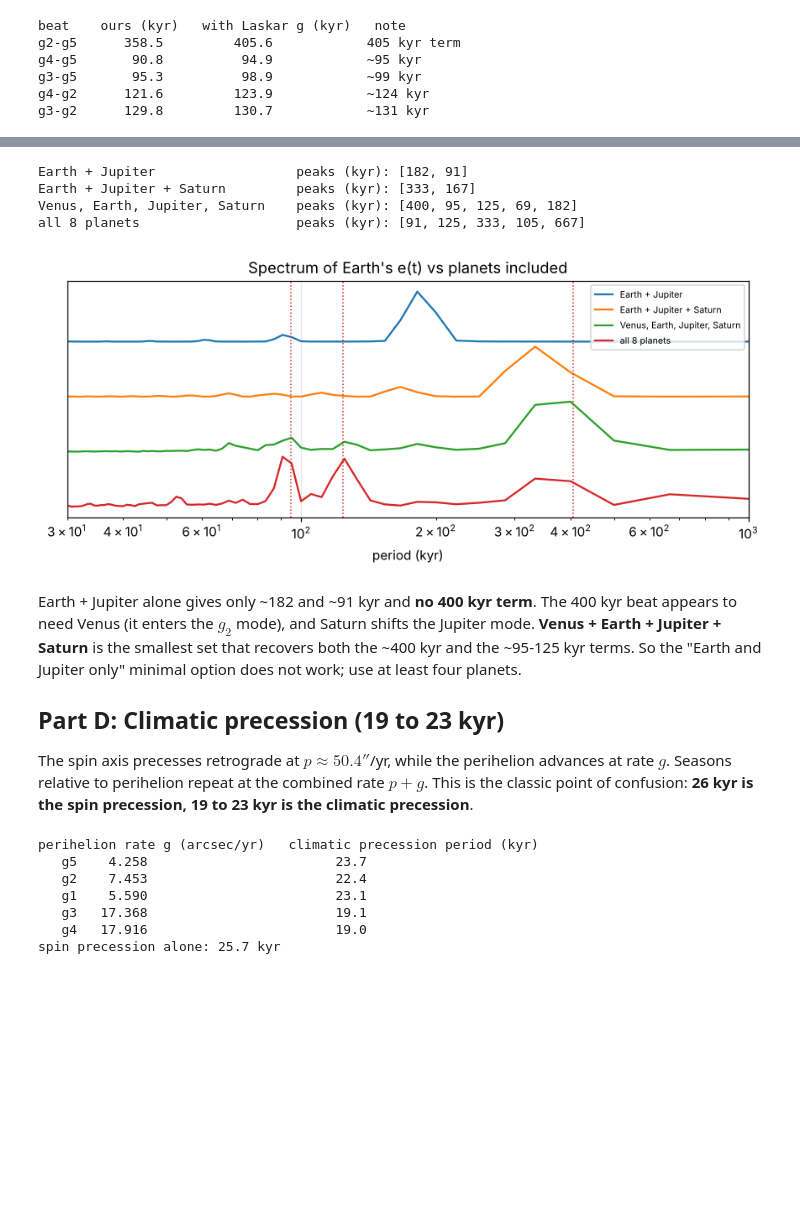
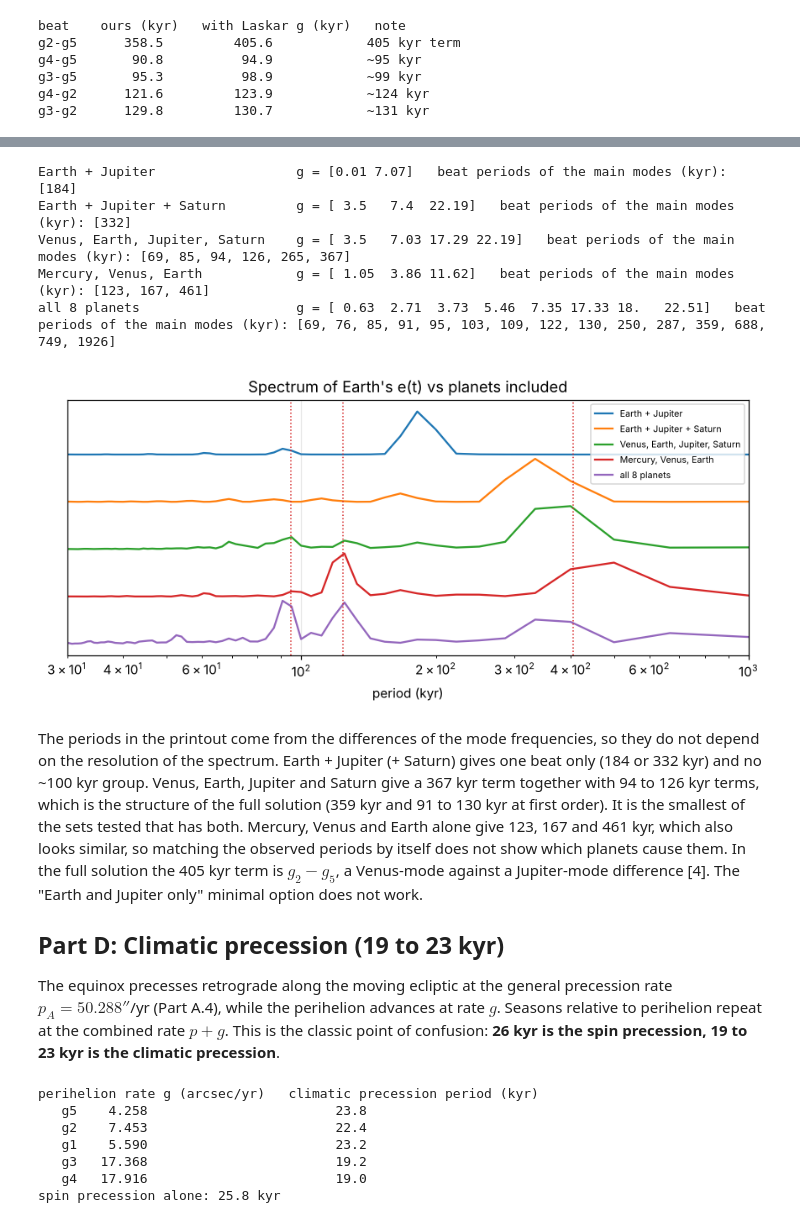
Before and after one commit to abhineet-agarwal/CM-project, a Jupyter notebook: PH217_Milankovitch.ipynb, the cells around one changed output, grey strips where cells are left out. Saved outputs shown, nothing was run; the diff lists cells and outputs as text; code cells hidden in the pictures; blank space fills up the shorter version.

Commit message:
Add N-body check of Laplace-Lagrange theory, precession-rate analysis, and review fixes

```diff
--- a/PH217_Milankovitch.ipynb
+++ b/PH217_Milankovitch.ipynb
@@ -99,7 +99,7 @@ def unaveraged(e, T=3000.0):
         rh, r = rhat_r(t)
         return 3*GM*H/(omega_y*r**3)*(rh@s)*np.cross(rh, s)
     s0 = np.array([np.sin(eps0), 0, np.cos(eps0)])
-    sol = solve_ivp(f, (0, T), s0, method="DOP853", rtol=1e-11, atol=1e-13, t_eval=np.linspace(0, T, 6001))
+    sol = solve_ivp(f, (0, T), s0, method="DOP853", rtol=1e-11, atol=1e-13, t_eval=np.arange(0.0, T + 1e-9, 1/48.))
     psi = np.unwrap(np.arctan2(sol.y[1], sol.y[0]))
     obl = np.degrees(np.arccos(sol.y[2]))
     rate = np.degrees(np.polyfit(sol.t, psi, 1)[0])*3600
@@ -113,6 +113,8 @@ for e in (0.0, 0.0167, 0.2):
     ax[0].plot(t, np.degrees(psi), label=f"e={e}")
 ax[0].set(xlabel="time (yr)", ylabel="precession angle ψ (deg)", title="Unaveraged integration"); ax[0].legend()
 t, psi, obl, *_ = unaveraged(0.0167)
-ax[1].plot(t[:400], obl[:400]-obl[0]); ax[1].set(xlabel="time (yr)", ylabel="Δε (deg)", title="Obliquity: tiny yearly wobble only")
+n3 = 3*48 + 1                                   # first 3 years, sampled every 1/48 yr
+ax[1].plot(t[:n3], obl[:n3]-obl[0]); ax[1].set(xlabel="time (yr)", ylabel="Δε (deg)", title="Obliquity over the first 3 years")
+print(f"obliquity wobble over one year, peak to peak: {np.ptp(obl[:49]):.2e} deg")
 plt.tight_layout(); plt.show()
 # %% [output]
@@ -149,7 +201,7 @@ def laplace_b(s, j, al):
     return quad(lambda p: np.cos(j*p)/(1-2*al*np.cos(p)+al*al)**s, 0, 2*np.pi, limit=200)[0]/np.pi
 
 def secular(idx):
-    '''Laplace-Lagrange for the planets with indices idx. Returns g (arcsec/yr, sorted), Earth's mode weights, eigvecs, coefs.'''
+    '''Laplace-Lagrange for the planets with indices idx. Returns g (arcsec/yr, sorted), eigenvectors V (columns), and mode coefficients c with z(0) = V c.'''
     aa, mm = a[idx], m[idx]; n = ASEC_REV/aa**1.5; N = len(idx)
     A = np.zeros((N, N))
     for j in range(N):
@@ -231,0 +375,4 @@ A "minimal" version using only Earth and Jupiter is tempting. We test it.
+# %%
+print("beat    N-body (kyr)   La2010 (kyr)   first-order LL (kyr)")
+for x, y, note in pairs:
+    print(f"{x}-{y}    {kyr(fq[x]-fq[y]):8.1f}      {kyr(laskar_2011[x]-laskar_2011[y]):8.1f}       {kyr(g_all[i_of[x]]-g_all[i_of[y]]):8.1f}")
@@ -232,37 +395,40 @@ A "minimal" version using only Earth and Jupiter is tempting. We test it.
 # %%
-sets = {"Earth + Jupiter": [2,4], "Earth + Jupiter + Saturn": [2,4,5], "Venus, Earth, Jupiter, Saturn": [1,2,4,5], "all 8 planets": list(range(8))}
-fig, ax = plt.subplots(figsize=(8, 3.6))
+sets = {"Earth + Jupiter": [2,4], "Earth + Jupiter + Saturn": [2,4,5], "Venus, Earth, Jupiter, Saturn": [1,2,4,5],
+        "Mercury, Venus, Earth": [0,1,2], "all 8 planets": list(range(8))}
+fig, ax = plt.subplots(figsize=(8, 3.8))
 for k, (name, idx) in enumerate(sets.items()):
     idx = np.array(idx); e = earth_e(idx, t); s = e - e.mean()
     Fs = np.abs(np.fft.rfft(s*np.hanning(len(s)))); ax.plot(1/fr[1:]/1e3, Fs[1:]/Fs.max() + 1.1*(len(sets)-1-k), label=name)
-    pk = sorted([i for i in range(2, len(Fs)-1) if Fs[i] > Fs[i-1] and Fs[i] > Fs[i+1] and Fs[i] > .1*Fs.max()], key=lambda i: -Fs[i])[:5]
-    print(f"{name:32s} peaks (kyr): {[round(1/fr[i]/1e3) for i in pk]}")
+    g, V, c = secular(idx); w = np.abs(V[list(idx).index(2)]*c); big = np.where(w > 0.1*w.max())[0]     # modes that carry Earth's e
+    beats = sorted(round(kyr(abs(g[i]-g[j]))) for x, i in enumerate(big) for j in big[x+1:] if abs(g[i]-g[j]) > 0.05)
+    print(f"{name:32s} g = {np.round(g, 2)}   beat periods of the main modes (kyr): {beats}")
 for p in (95, 124, 405): ax.axvline(p, color="C3", ls=":", lw=1)
 ax.set(xscale="log", xlim=(30, 1000), xlabel="period (kyr)", yticks=[], title="Spectrum of Earth's e(t) vs planets included"); ax.legend(fontsize=7)
 plt.tight_layout(); plt.show()
 # %% [output]
-Earth + Jupiter                  peaks (kyr): [182, 91]
-Earth + Jupiter + Saturn         peaks (kyr): [333, 167]
-Venus, Earth, Jupiter, Saturn    peaks (kyr): [400, 95, 125, 69, 182]
-all 8 planets                    peaks (kyr): [91, 125, 333, 105, 667]
+Earth + Jupiter                  g = [0.01 7.07]   beat periods of the main modes (kyr): [184]
+Earth + Jupiter + Saturn         g = [ 3.5   7.4  22.19]   beat periods of the main modes (kyr): [332]
+Venus, Earth, Jupiter, Saturn    g = [ 3.5   7.03 17.29 22.19]   beat periods of the main modes (kyr): [69, 85, 94, 126, 265, 367]
+Mercury, Venus, Earth            g = [ 1.05  3.86 11.62]   beat periods of the main modes (kyr): [123, 167, 461]
+all 8 planets                    g = [ 0.63  2.71  3.73  5.46  7.35 17.33 18.   22.51]   beat periods of the main modes (kyr): [69, 76, 85, 91, 95, 103, 109, 122, 130, 250, 287, 359, 688, 749, 1926]
-[figure, old version]
+[figure, new version]
 # %% [markdown]
-Earth + Jupiter alone gives only ~182 and ~91 kyr and **no 400 kyr term**. The 400 kyr beat appears to need Venus (it enters the $g_2$ mode), and Saturn shifts the Jupiter mode. **Venus + Earth + Jupiter + Saturn** is the smallest set that recovers both the ~400 kyr and the ~95-125 kyr terms. So the "Earth and Jupiter only" minimal option does not work; use at least four planets.
+The periods in the printout come from the differences of the mode frequencies, so they do not depend on the resolution of the spectrum. Earth + Jupiter (+ Saturn) gives one beat only (184 or 332 kyr) and no ~100 kyr group. Venus, Earth, Jupiter and Saturn give a 367 kyr term together with 94 to 126 kyr terms, which is the structure of the full solution (359 kyr and 91 to 130 kyr at first order). It is the smallest of the sets tested that has both. Mercury, Venus and Earth alone give 123, 167 and 461 kyr, which also looks similar, so matching the observed periods by itself does not show which planets cause them. In the full solution the 405 kyr term is $g_2-g_5$, a Venus-mode against a Jupiter-mode difference [4]. The "Earth and Jupiter only" minimal option does not work.
 
 ## Part D: Climatic precession (19 to 23 kyr)
-The spin axis precesses retrograde at $p\approx50.4''$/yr, while the perihelion advances at rate $g$. Seasons relative to perihelion repeat at the combined rate $p+g$. This is the classic point of confusion: **26 kyr is the spin precession, 19 to 23 kyr is the climatic precession**.
+The equinox precesses retrograde along the moving ecliptic at the general precession rate $p_A=50.288''$/yr (Part A.4), while the perihelion advances at rate $g$. Seasons relative to perihelion repeat at the combined rate $p+g$. This is the classic point of confusion: **26 kyr is the spin precession, 19 to 23 kyr is the climatic precession**.
 # %%
-p_obs = 50.4
+p_obs = 50.288                  # general precession in longitude (IAU 2006), arcsec/yr
 print("perihelion rate g (arcsec/yr)   climatic precession period (kyr)")
 for lab in ("g5", "g2", "g1", "g3", "g4"):
     gg = laskar_2011[lab]; print(f"   {lab}  {gg:7.3f}                      {kyr(p_obs+gg):6.1f}")
 print("spin precession alone:", round(kyr(p_obs), 1), "kyr")
 # %% [output]
 perihelion rate g (arcsec/yr)   climatic precession period (kyr)
-   g5    4.258                        23.7
+   g5    4.258                        23.8
    g2    7.453                        22.4
-   g1    5.590                        23.1
-   g3   17.368                        19.1
+   g1    5.590                        23.2
+   g3   17.368                        19.2
    g4   17.916                        19.0
-spin precession alone: 25.7 kyr
+spin precession alone: 25.8 kyr
 # %% [markdown]
```
Also changed, not shown: parts of 27 cells of this notebook, 1 other file.
